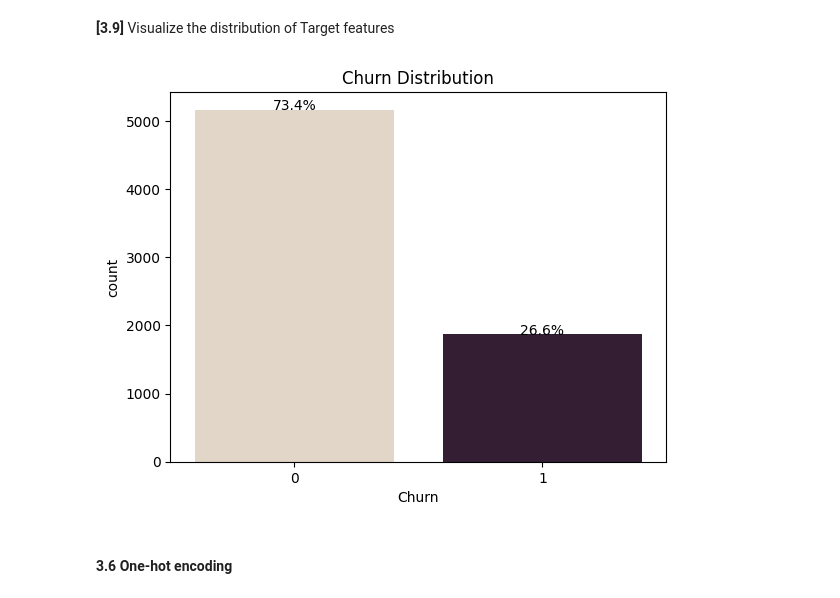
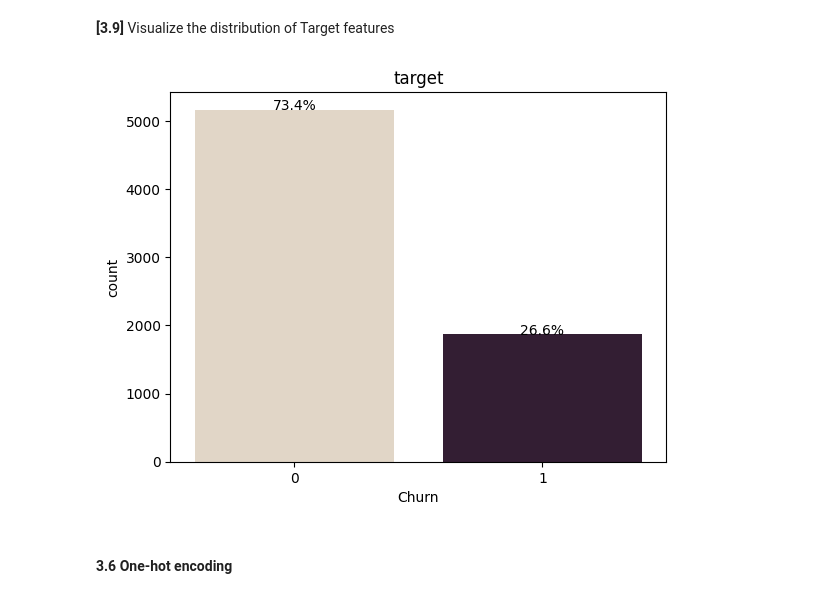
Before and after one commit to chuannarongvat/internship_c_dataset_2, a Jupyter notebook: notebooks/1_preprocess_data.ipynb, the cells around one changed output. Drawn from its saved outputs; the diff is of its cells as text; code cells hidden in the pictures.

```diff
--- a/notebooks/1_preprocess_data.ipynb
+++ b/notebooks/1_preprocess_data.ipynb
@@ -485,7 +508,7 @@ df_cleaned['Churn'] = df_cleaned['Churn'].map(churn_map)
 # %%
-dp.plot_target_col(target_col)
+plot_target(df_cleaned, 'Churn')
 # %% [output]
-[figure, old version]
+[figure, new version]
 # %% [markdown]
 #### 3.6 One-hot encoding
 # %% [markdown]
```
Also changed, not shown: parts of 80 cells of this notebook, 6 other files.
